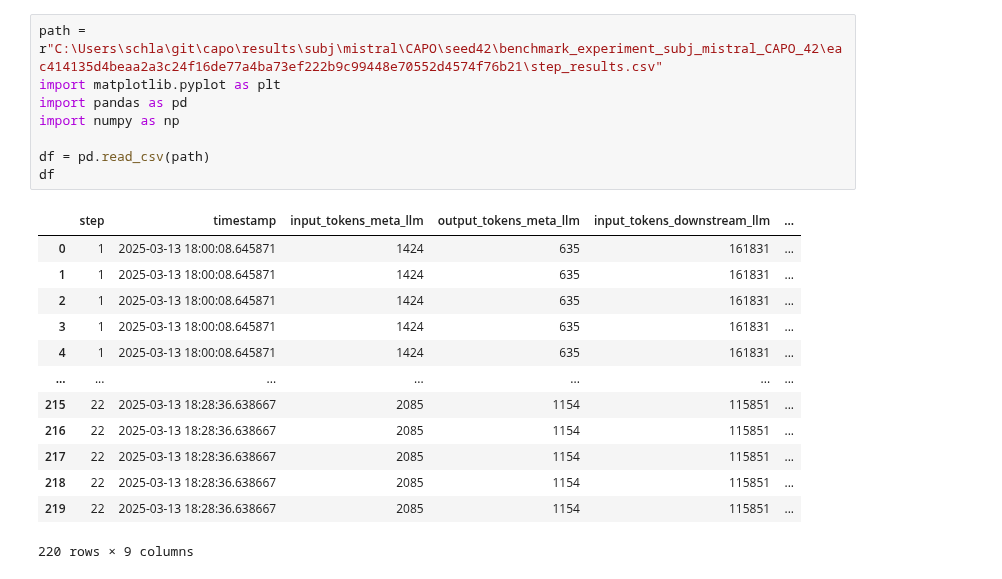
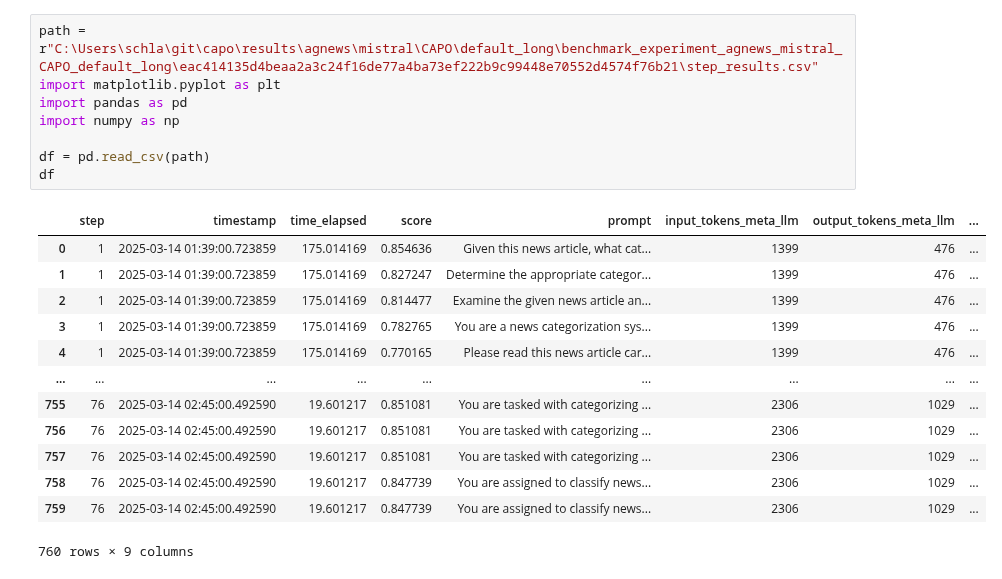
Before and after one commit to finitearth/capo, a Jupyter notebook: notebooks/results_analysis.ipynb, the cells around one changed output. Drawn from its saved outputs; the diff is of its cells as text.

```diff
--- a/notebooks/results_analysis.ipynb
+++ b/notebooks/results_analysis.ipynb
@@ -1,22 +1,22 @@
 # %%
-path = r"C:\Users\schla\git\capo\results\subj\mistral\CAPO\seed42\benchmark_experiment_subj_mistral_CAPO_42\eac414135d4beaa2a3c24f16de77a4ba73ef222b9c99448e70552d4574f76b21\step_results.csv"
+path = r"C:\Users\schla\git\capo\results\agnews\mistral\CAPO\default_long\benchmark_experiment_agnews_mistral_CAPO_default_long\eac414135d4beaa2a3c24f16de77a4ba73ef222b9c99448e70552d4574f76b21\step_results.csv"
 import matplotlib.pyplot as plt
 import pandas as pd
 import numpy as np
 
 df = pd.read_csv(path)
 df
 # %% [output]
-|  | step | timestamp | input_tokens_meta_llm | output_tokens_meta_llm | input_tokens_downstream_llm | ... |
-| 0 | 1 | 2025-03-13 18:00:08.645871 | 1424 | 635 | 161831 | ... |
-| 1 | 1 | 2025-03-13 18:00:08.645871 | 1424 | 635 | 161831 | ... |
-| 2 | 1 | 2025-03-13 18:00:08.645871 | 1424 | 635 | 161831 | ... |
-| 3 | 1 | 2025-03-13 18:00:08.645871 | 1424 | 635 | 161831 | ... |
-| 4 | 1 | 2025-03-13 18:00:08.645871 | 1424 | 635 | 161831 | ... |
-| ... | ... | ... | ... | ... | ... | ... |
-| 215 | 22 | 2025-03-13 18:28:36.638667 | 2085 | 1154 | 115851 | ... |
-| 216 | 22 | 2025-03-13 18:28:36.638667 | 2085 | 1154 | 115851 | ... |
-| 217 | 22 | 2025-03-13 18:28:36.638667 | 2085 | 1154 | 115851 | ... |
-| 218 | 22 | 2025-03-13 18:28:36.638667 | 2085 | 1154 | 115851 | ... |
-| 219 | 22 | 2025-03-13 18:28:36.638667 | 2085 | 1154 | 115851 | ... |
+|  | step | timestamp | time_elapsed | score | prompt | input_tokens_meta_llm | output_tokens_meta_llm | ... |
+| 0 | 1 | 2025-03-14 01:39:00.723859 | 175.014169 | 0.854636 | Given this news article, what cat... | 1399 | 476 | ... |
+| 1 | 1 | 2025-03-14 01:39:00.723859 | 175.014169 | 0.827247 | Determine the appropriate categor... | 1399 | 476 | ... |
+| 2 | 1 | 2025-03-14 01:39:00.723859 | 175.014169 | 0.814477 | Examine the given news article an... | 1399 | 476 | ... |
+| 3 | 1 | 2025-03-14 01:39:00.723859 | 175.014169 | 0.782765 | You are a news categorization sys... | 1399 | 476 | ... |
+| 4 | 1 | 2025-03-14 01:39:00.723859 | 175.014169 | 0.770165 | Please read this news article car... | 1399 | 476 | ... |
+| ... | ... | ... | ... | ... | ... | ... | ... | ... |
+| 755 | 76 | 2025-03-14 02:45:00.492590 | 19.601217 | 0.851081 | You are tasked with categorizing ... | 2306 | 1029 | ... |
+| 756 | 76 | 2025-03-14 02:45:00.492590 | 19.601217 | 0.851081 | You are tasked with categorizing ... | 2306 | 1029 | ... |
+| 757 | 76 | 2025-03-14 02:45:00.492590 | 19.601217 | 0.851081 | You are tasked with categorizing ... | 2306 | 1029 | ... |
+| 758 | 76 | 2025-03-14 02:45:00.492590 | 19.601217 | 0.847739 | You are assigned to classify news... | 2306 | 1029 | ... |
+| 759 | 76 | 2025-03-14 02:45:00.492590 | 19.601217 | 0.847739 | You are assigned to classify news... | 2306 | 1029 | ... |
-220 rows × 9 columns
+760 rows × 9 columns
```
Also changed, not shown: parts of 14 cells of this notebook, 1 other file.
